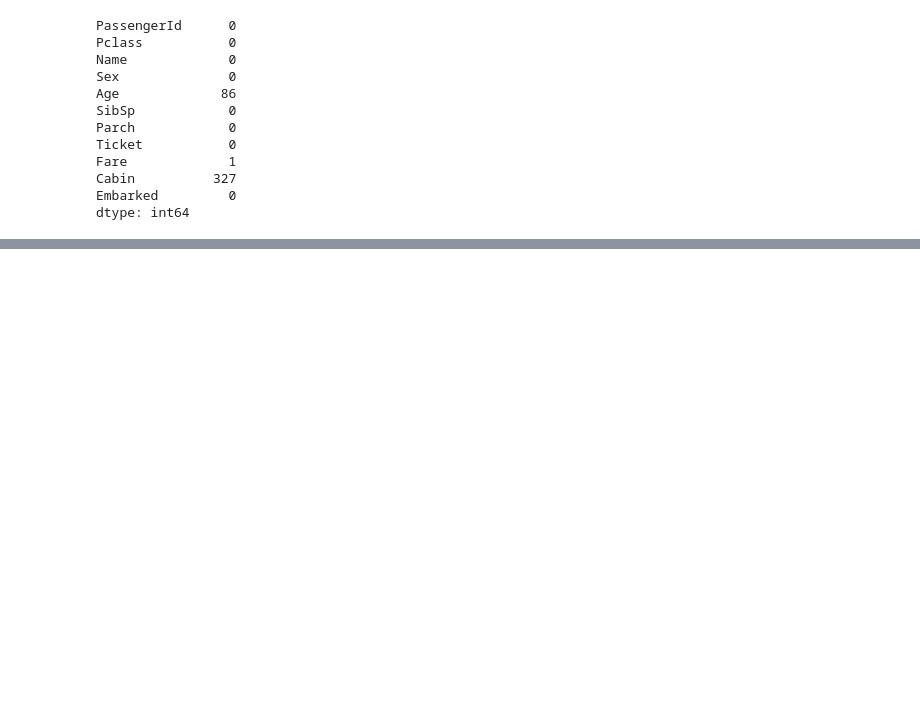
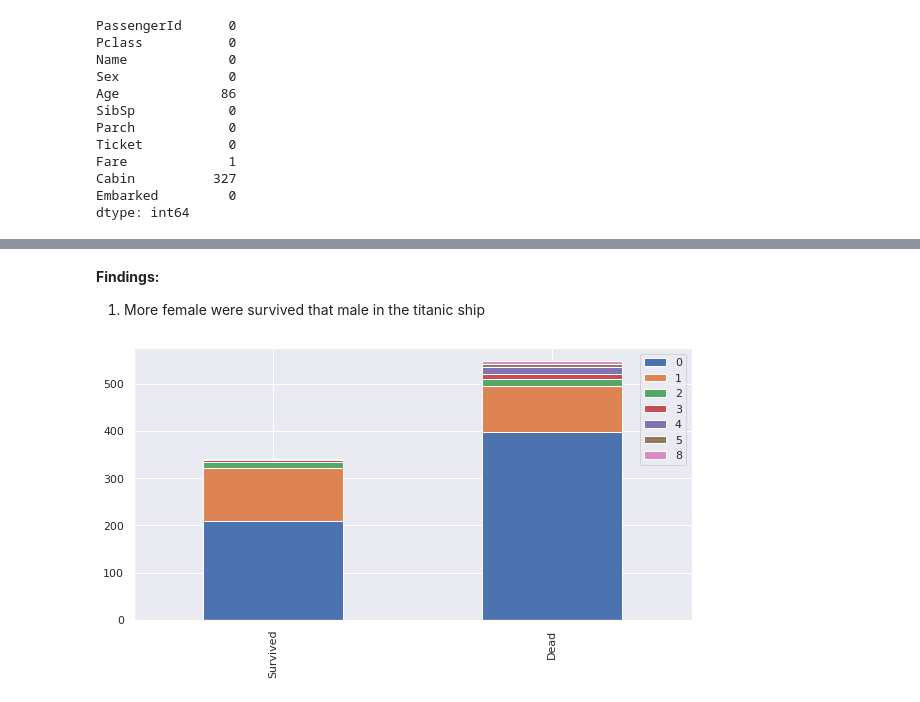
Before and after one commit to Zaedul-Islam/Kaggle, a Jupyter notebook: Titanic - Machine Learning from Disaster/Titanic.ipynb, the cells around one changed output, grey strips where cells are left out. Saved outputs shown, nothing was run; the diff lists cells and outputs as text; code cells hidden in the pictures; blank space fills up the shorter version.

```diff
--- a/Titanic - Machine Learning from Disaster/Titanic.ipynb
+++ b/Titanic - Machine Learning from Disaster/Titanic.ipynb
@@ -137,0 +170,7 @@ dtype: int64
+# %% [markdown]
+**Findings:**
+1.  More female were survived that male in the titanic ship
+# %%
+drawBarChart('SibSp')
+# %% [output]
+[figure, added]
```
Also changed, not shown: parts of 11 cells of this notebook.
